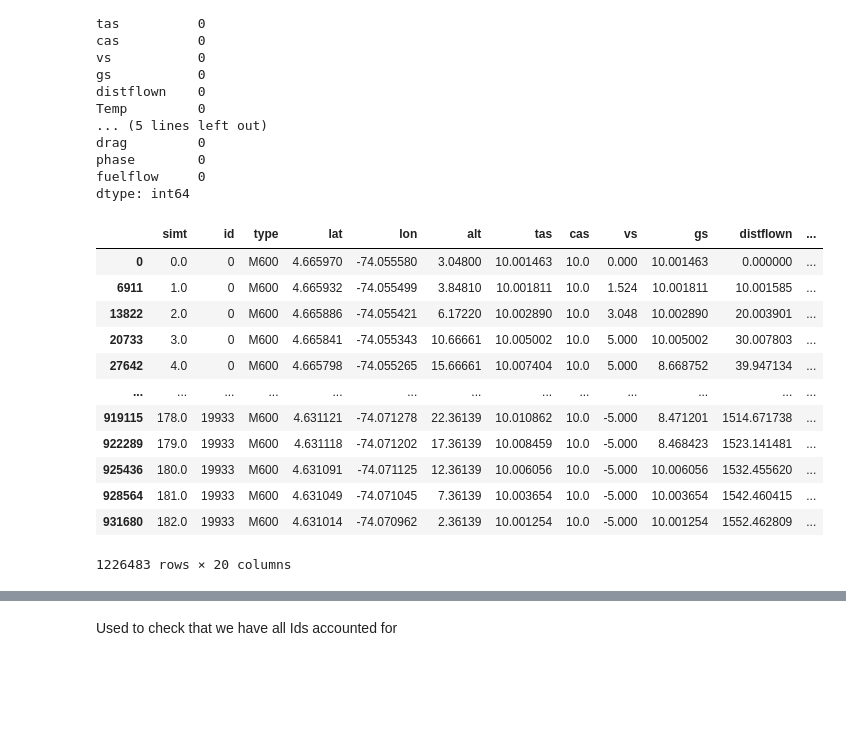
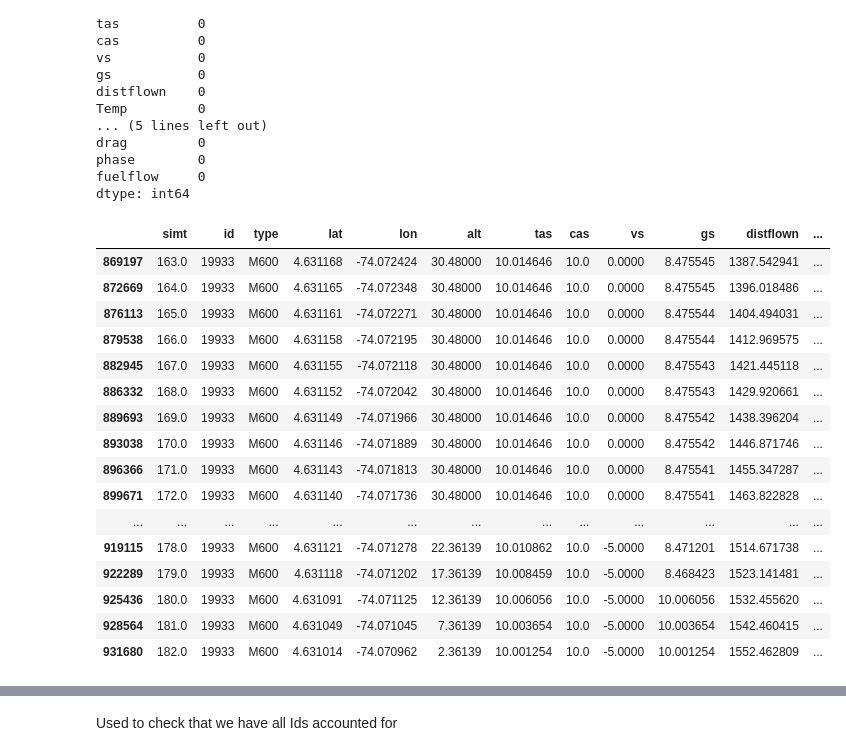
Before and after one commit to MDiDeo/cap6707_uav_project, a Jupyter notebook: multiple_UAV.ipynb, the cells around one changed output, grey strips where cells are left out. Saved outputs shown, nothing was run; the diff lists cells and outputs as text; code cells hidden in the pictures; blank space fills up the shorter version.

```diff
--- a/multiple_UAV.ipynb
+++ b/multiple_UAV.ipynb
@@ -63,18 +78,23 @@ phase        0
 fuelflow     0
 dtype: int64
 # %%
-df.sort_values(by=['id', 'simt'], ascending=True)
+df_start = df.sort_values(by=['id', 'simt'], ascending=True)
+df_start.tail(20)
 # %% [output]
 |  | simt | id | type | lat | lon | alt | tas | cas | vs | gs | distflown | ... |
-| 0 | 0.0 | 0 | M600 | 4.665970 | -74.055580 | 3.04800 | 10.001463 | 10.0 | 0.000 | 10.001463 | 0.000000 | ... |
-| 6911 | 1.0 | 0 | M600 | 4.665932 | -74.055499 | 3.84810 | 10.001811 | 10.0 | 1.524 | 10.001811 | 10.001585 | ... |
-| 13822 | 2.0 | 0 | M600 | 4.665886 | -74.055421 | 6.17220 | 10.002890 | 10.0 | 3.048 | 10.002890 | 20.003901 | ... |
-| 20733 | 3.0 | 0 | M600 | 4.665841 | -74.055343 | 10.66661 | 10.005002 | 10.0 | 5.000 | 10.005002 | 30.007803 | ... |
-| 27642 | 4.0 | 0 | M600 | 4.665798 | -74.055265 | 15.66661 | 10.007404 | 10.0 | 5.000 | 8.668752 | 39.947134 | ... |
+| 869197 | 163.0 | 19933 | M600 | 4.631168 | -74.072424 | 30.48000 | 10.014646 | 10.0 | 0.0000 | 8.475545 | 1387.542941 | ... |
+| 872669 | 164.0 | 19933 | M600 | 4.631165 | -74.072348 | 30.48000 | 10.014646 | 10.0 | 0.0000 | 8.475545 | 1396.018486 | ... |
+| 876113 | 165.0 | 19933 | M600 | 4.631161 | -74.072271 | 30.48000 | 10.014646 | 10.0 | 0.0000 | 8.475544 | 1404.494031 | ... |
+| 879538 | 166.0 | 19933 | M600 | 4.631158 | -74.072195 | 30.48000 | 10.014646 | 10.0 | 0.0000 | 8.475544 | 1412.969575 | ... |
+| 882945 | 167.0 | 19933 | M600 | 4.631155 | -74.072118 | 30.48000 | 10.014646 | 10.0 | 0.0000 | 8.475543 | 1421.445118 | ... |
+| 886332 | 168.0 | 19933 | M600 | 4.631152 | -74.072042 | 30.48000 | 10.014646 | 10.0 | 0.0000 | 8.475543 | 1429.920661 | ... |
+| 889693 | 169.0 | 19933 | M600 | 4.631149 | -74.071966 | 30.48000 | 10.014646 | 10.0 | 0.0000 | 8.475542 | 1438.396204 | ... |
+| 893038 | 170.0 | 19933 | M600 | 4.631146 | -74.071889 | 30.48000 | 10.014646 | 10.0 | 0.0000 | 8.475542 | 1446.871746 | ... |
+| 896366 | 171.0 | 19933 | M600 | 4.631143 | -74.071813 | 30.48000 | 10.014646 | 10.0 | 0.0000 | 8.475541 | 1455.347287 | ... |
+| 899671 | 172.0 | 19933 | M600 | 4.631140 | -74.071736 | 30.48000 | 10.014646 | 10.0 | 0.0000 | 8.475541 | 1463.822828 | ... |
 | ... | ... | ... | ... | ... | ... | ... | ... | ... | ... | ... | ... | ... |
-| 919115 | 178.0 | 19933 | M600 | 4.631121 | -74.071278 | 22.36139 | 10.010862 | 10.0 | -5.000 | 8.471201 | 1514.671738 | ... |
-| 922289 | 179.0 | 19933 | M600 | 4.631118 | -74.071202 | 17.36139 | 10.008459 | 10.0 | -5.000 | 8.468423 | 1523.141481 | ... |
-| 925436 | 180.0 | 19933 | M600 | 4.631091 | -74.071125 | 12.36139 | 10.006056 | 10.0 | -5.000 | 10.006056 | 1532.455620 | ... |
-| 928564 | 181.0 | 19933 | M600 | 4.631049 | -74.071045 | 7.36139 | 10.003654 | 10.0 | -5.000 | 10.003654 | 1542.460415 | ... |
-| 931680 | 182.0 | 19933 | M600 | 4.631014 | -74.070962 | 2.36139 | 10.001254 | 10.0 | -5.000 | 10.001254 | 1552.462809 | ... |
+| 919115 | 178.0 | 19933 | M600 | 4.631121 | -74.071278 | 22.36139 | 10.010862 | 10.0 | -5.0000 | 8.471201 | 1514.671738 | ... |
+| 922289 | 179.0 | 19933 | M600 | 4.631118 | -74.071202 | 17.36139 | 10.008459 | 10.0 | -5.0000 | 8.468423 | 1523.141481 | ... |
+| 925436 | 180.0 | 19933 | M600 | 4.631091 | -74.071125 | 12.36139 | 10.006056 | 10.0 | -5.0000 | 10.006056 | 1532.455620 | ... |
+| 928564 | 181.0 | 19933 | M600 | 4.631049 | -74.071045 | 7.36139 | 10.003654 | 10.0 | -5.0000 | 10.003654 | 1542.460415 | ... |
+| 931680 | 182.0 | 19933 | M600 | 4.631014 | -74.070962 | 2.36139 | 10.001254 | 10.0 | -5.0000 | 10.001254 | 1552.462809 | ... |
-1226483 rows × 20 columns
```
Also changed, not shown: parts of 23 cells of this notebook, 2 other files.
